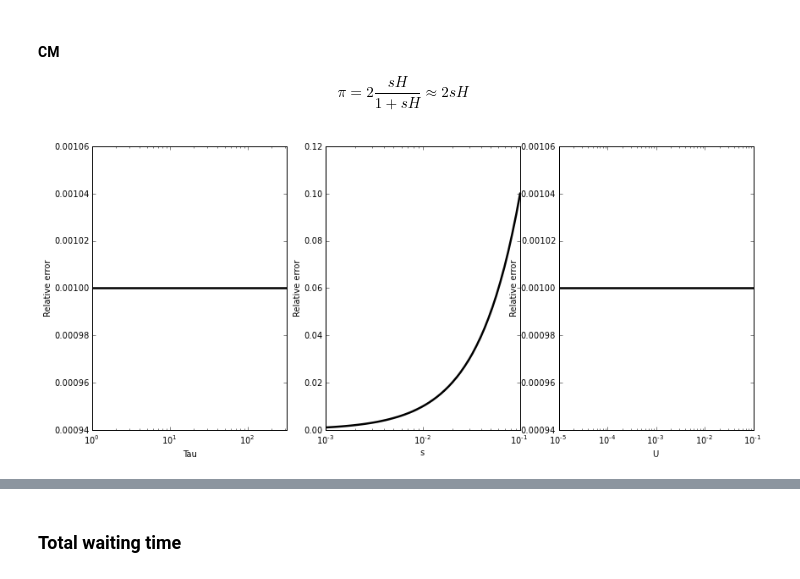
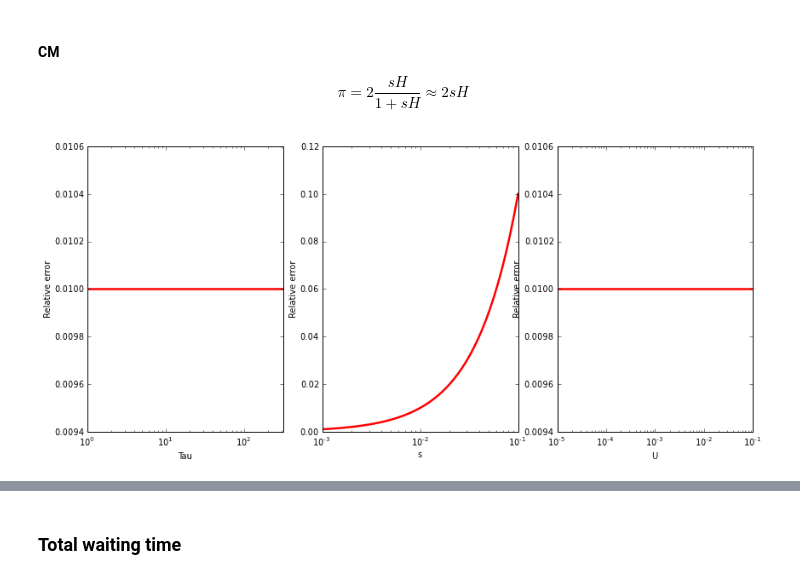
Before and after one commit to yoavram/ruggedsim, a Jupyter notebook: SIDEER2013/notebook.ipynb, the cells around one changed output, grey strips where cells are left out. Saved outputs shown, nothing was run; the diff lists cells and outputs as text; code cells hidden in the pictures.

```diff
--- a/SIDEER2013/notebook.ipynb
+++ b/SIDEER2013/notebook.ipynb
@@ -5,7 +5,7 @@
 ## Global parameters
 # %%
 T = 10
-s = 0.001
+s = 0.01
 H = 1
 U = 0.003
 u = U / 5000
@@ -210,9 +231,9 @@ $$
 def fixation_cm_approx(T,U,u,s,H):
     return 2*s*H
 # %%
-compare_exact_approx(fixation_cm_exact,fixation_cm_approx);
+compare_exact_approx(fixation_cm_exact,fixation_cm_approx,color='r');
 # %% [output]
-[figure, old version]
+[figure, new version]
 # %% [markdown]
 #### SIM
 Assuming $sH<<1, U < U/s < 1, \tau U < 1$,
```
Also changed, not shown: parts of 11 cells of this notebook.
